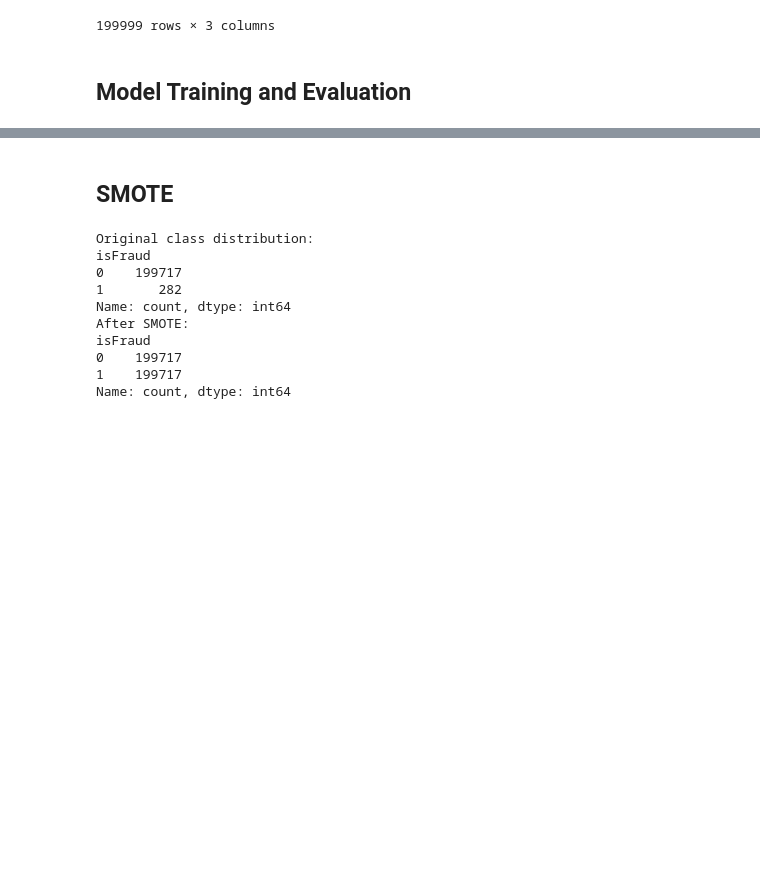
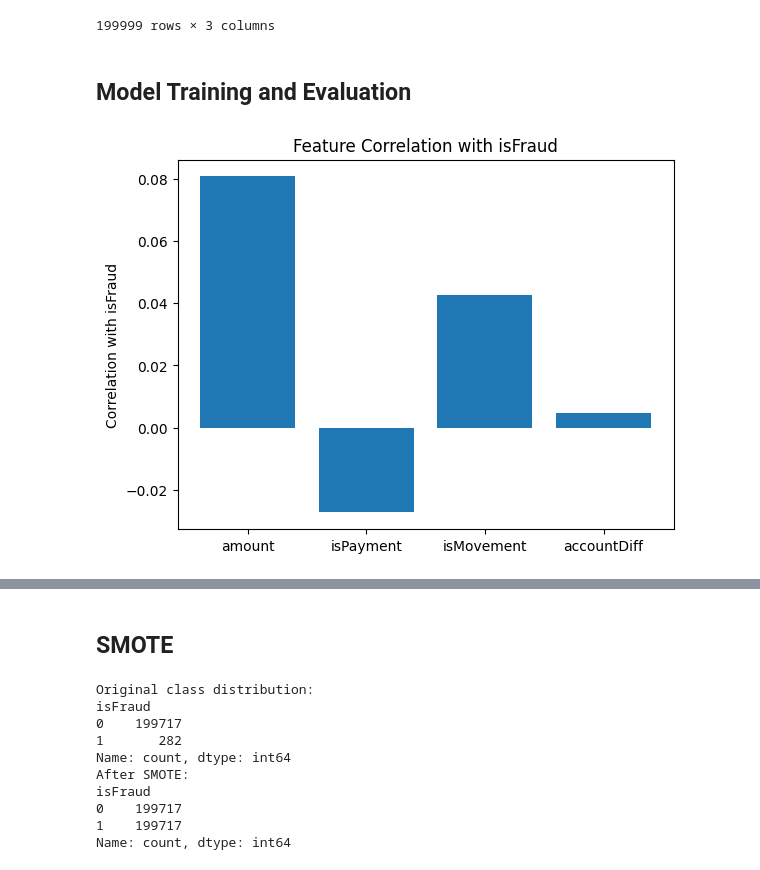
Before and after one commit to obirikan/ML_Model_Fraud_Detection, a Jupyter notebook: transactions.ipynb, the cells around one changed output, grey strips where cells are left out. Drawn from its saved outputs; the diff is of its cells as text; code cells hidden in the pictures; blank space fills up the shorter version.

```diff
--- a/transactions.ipynb
+++ b/transactions.ipynb
@@ -151,3 +156,15 @@ transactions[['isPayment','isMovement','accountDiff']]
 features = transactions[['amount','isPayment','isMovement','accountDiff']] # x
 
 label = transactions['isFraud'] # y
+# %%
+correlations = []
+for col in features.columns:
+    corr = np.corrcoef(transactions[col], transactions['isFraud'])[0, 1]
+    correlations.append(corr)
+
+plt.bar(features.columns, correlations)
+plt.ylabel('Correlation with isFraud')
+plt.title('Feature Correlation with isFraud')
+plt.show()
+# %% [output]
+[figure, added]
```
Also changed, not shown: parts of 6 cells of this notebook.
